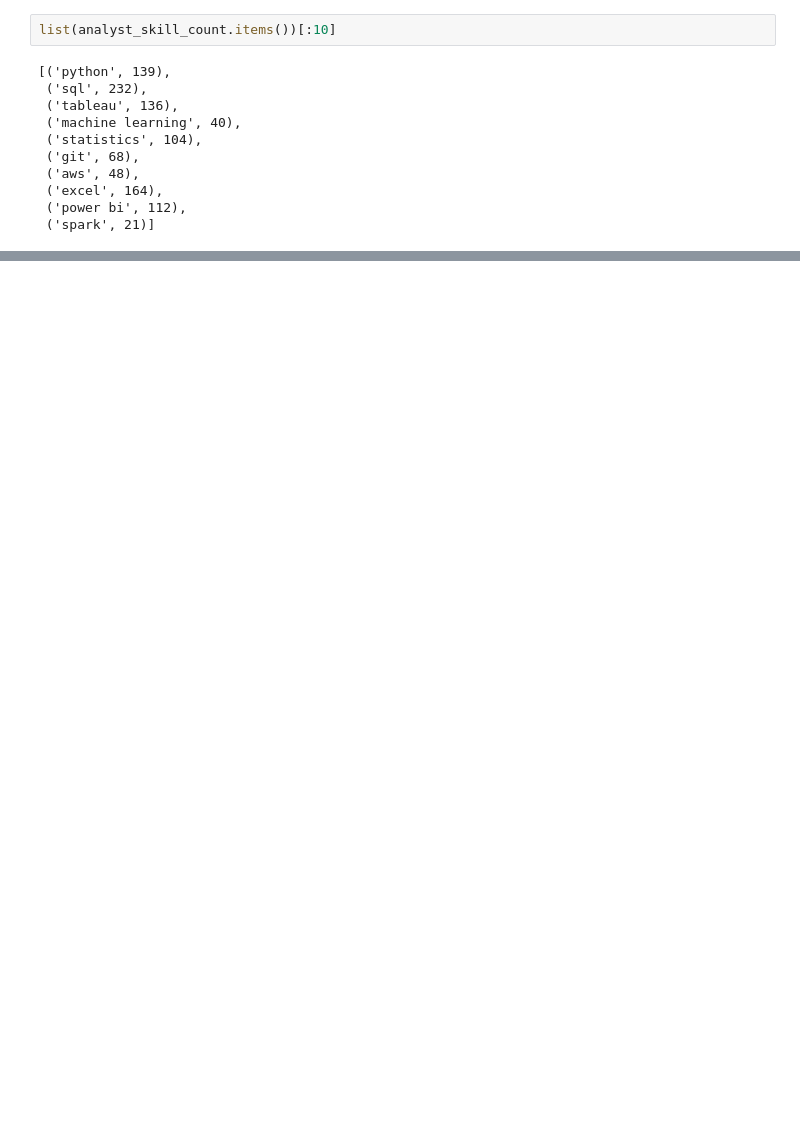
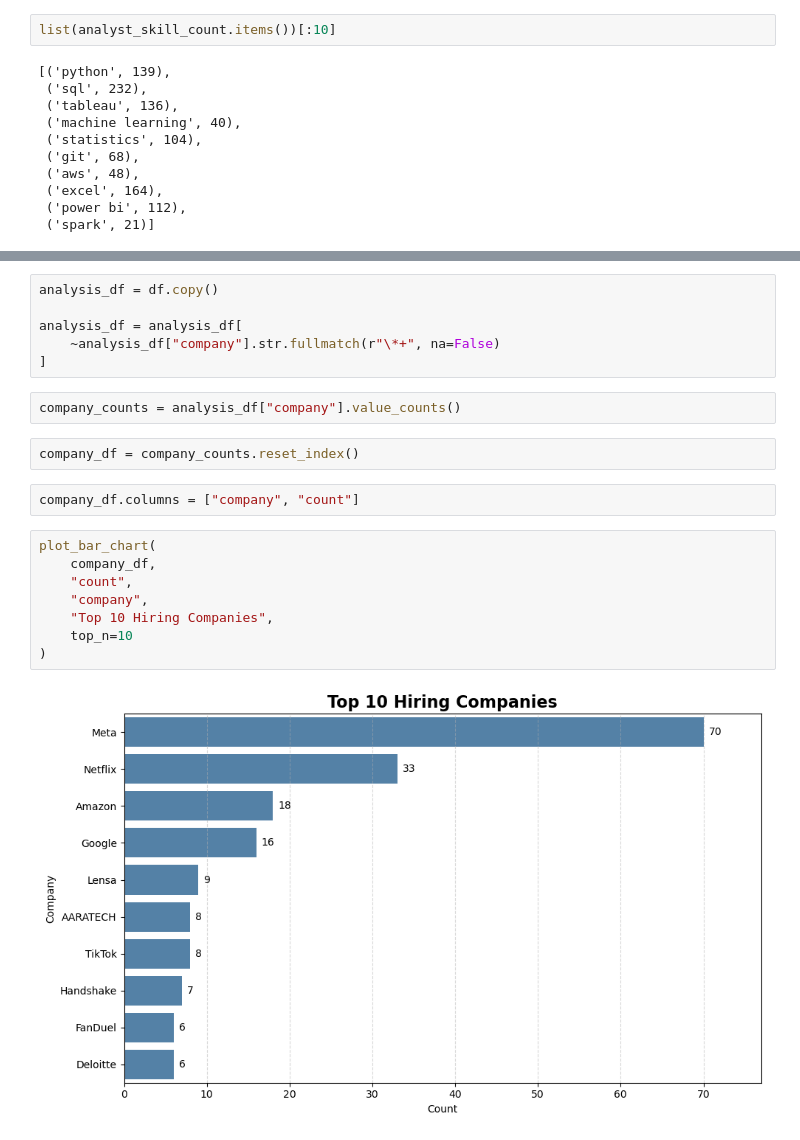
Before and after one commit to shailajadurgam60-ai/Job-Market-Intelligence-Platform, a Jupyter notebook: notebooks/job-market-code.ipynb, the cells around one changed output, grey strips where cells are left out. Cells and saved outputs as stored; diff of their text form; blank space fills up the shorter version.

Commit message:
Added company-wise hiring analysis and improved project structure

```diff
--- a/notebooks/job-market-code.ipynb
+++ b/notebooks/job-market-code.ipynb
@@ -980,0 +902,22 @@ plt.show()
+# %%
+analysis_df = df.copy()
+
+analysis_df = analysis_df[
+    ~analysis_df["company"].str.fullmatch(r"\*+", na=False)
+]
+# %%
+company_counts = analysis_df["company"].value_counts()
+# %%
+company_df = company_counts.reset_index()
+# %%
+company_df.columns = ["company", "count"]
+# %%
+plot_bar_chart(
+    company_df,
+    "count",
+    "company",
+    "Top 10 Hiring Companies",
+    top_n=10
+)
+# %% [output]
+[figure, added]
```
Also changed, not shown: parts of 31 cells of this notebook, 2 other files.
